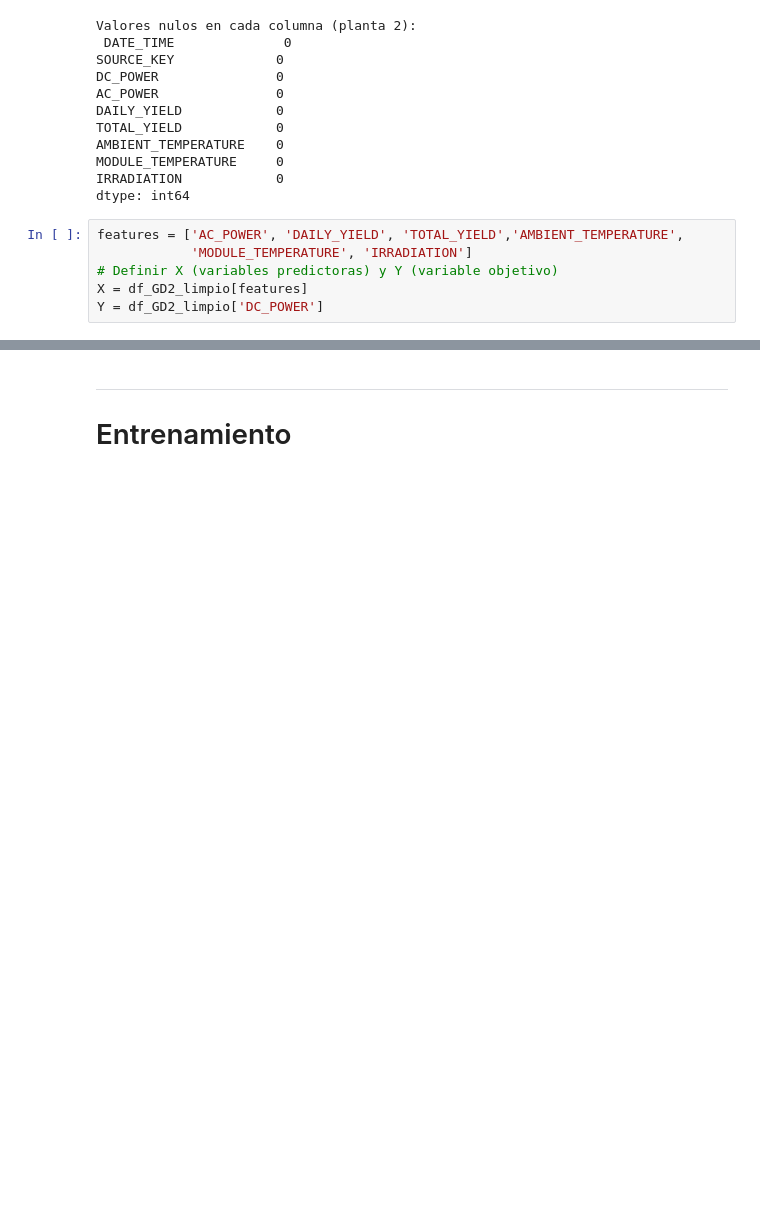
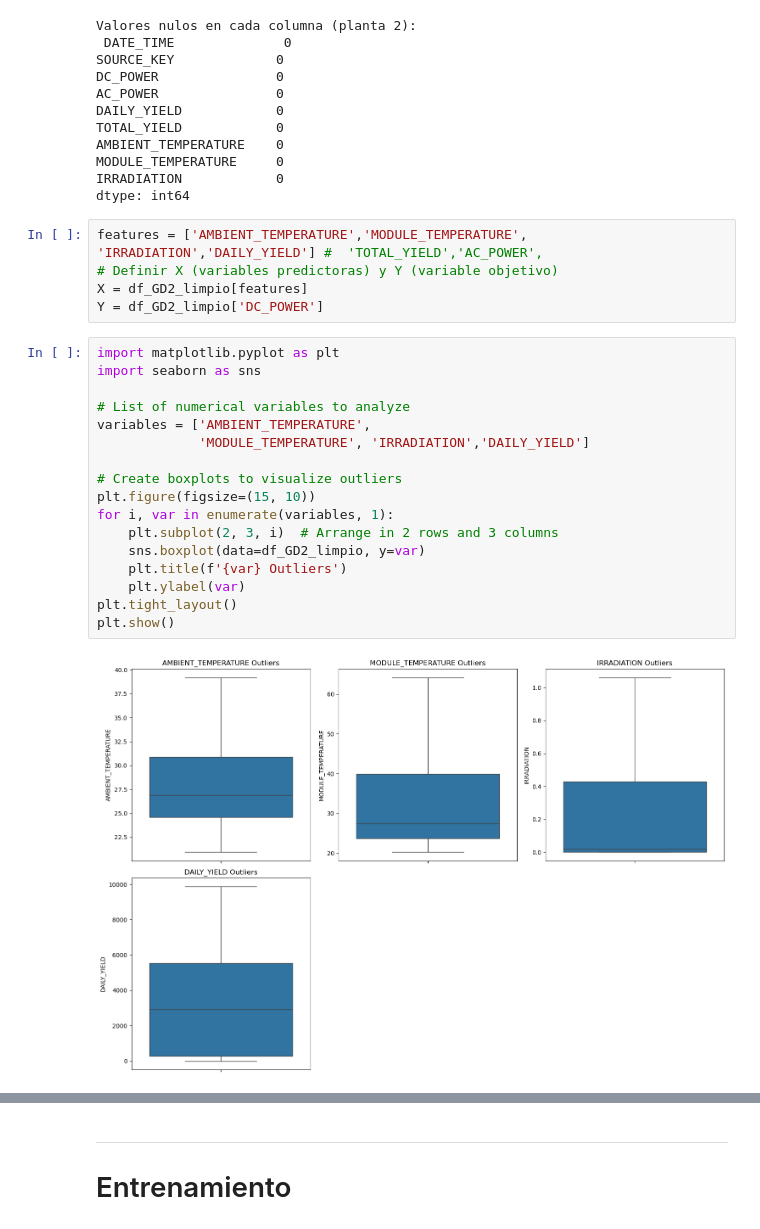
Before and after one commit to josemauma/TFG-ML-DL-WIND-SOLAR-FARMS, a Jupyter notebook: SOLAR PANELS/TFG_SP2_ML.ipynb, the cells around one changed output, grey strips where cells are left out. Drawn from its saved outputs; the diff is of its cells as text; blank space fills up the shorter version.

```diff
--- a/SOLAR PANELS/TFG_SP2_ML.ipynb
+++ b/SOLAR PANELS/TFG_SP2_ML.ipynb
@@ -69,8 +69,26 @@ MODULE_TEMPERATURE     0
 IRRADIATION            0
 dtype: int64
 # %%
-features = ['AC_POWER', 'DAILY_YIELD', 'TOTAL_YIELD','AMBIENT_TEMPERATURE',
-            'MODULE_TEMPERATURE', 'IRRADIATION']
+features = ['AMBIENT_TEMPERATURE','MODULE_TEMPERATURE', 'IRRADIATION','DAILY_YIELD'] #  'TOTAL_YIELD','AC_POWER',
 # Definir X (variables predictoras) y Y (variable objetivo)
 X = df_GD2_limpio[features]
 Y = df_GD2_limpio['DC_POWER']
+# %%
+import matplotlib.pyplot as plt
+import seaborn as sns
+
+# List of numerical variables to analyze
+variables = ['AMBIENT_TEMPERATURE',
+             'MODULE_TEMPERATURE', 'IRRADIATION','DAILY_YIELD']
+
+# Create boxplots to visualize outliers
+plt.figure(figsize=(15, 10))
+for i, var in enumerate(variables, 1):
+    plt.subplot(2, 3, i)  # Arrange in 2 rows and 3 columns
+    sns.boxplot(data=df_GD2_limpio, y=var)
+    plt.title(f'{var} Outliers')
+    plt.ylabel(var)
+plt.tight_layout()
+plt.show()
+# %% [output]
+[figure, added]
```
Also changed, not shown: parts of 5 cells of this notebook, 17 other files.
